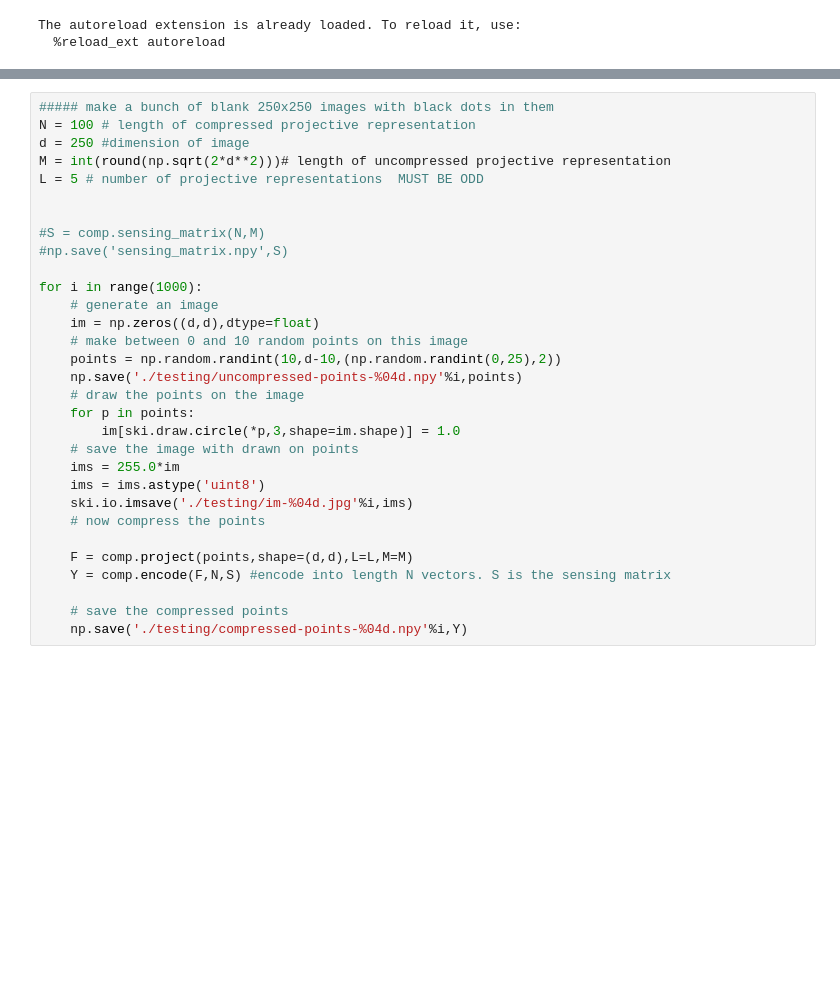
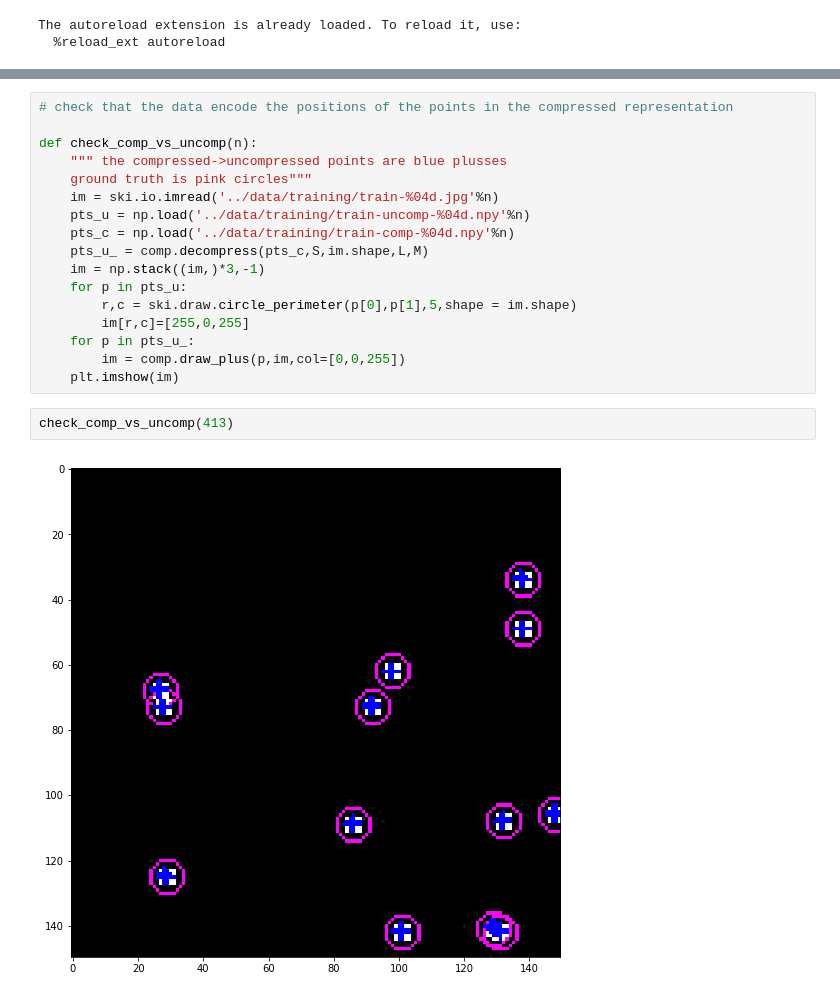
Before and after one commit to jkpierce/deep-compression, a Jupyter notebook: make-training-set.ipynb, the cells around one changed output, grey strips where cells are left out. Saved outputs shown, nothing was run; the diff lists cells and outputs as text; blank space fills up the shorter version.

```diff
--- a/make-training-set.ipynb
+++ b/make-training-set.ipynb
@@ -55,31 +63,21 @@ for i in range(5000):
-# %%
-##### make a bunch of blank 250x250 images with black dots in them
-N = 100 # length of compressed projective representation
-d = 250 #dimension of image
-M = int(round(np.sqrt(2*d**2)))# length of uncompressed projective representation
-L = 5 # number of projective representations  MUST BE ODD
-
-
-#S = comp.sensing_matrix(N,M)
-#np.save('sensing_matrix.npy',S)
-
-for i in range(1000):
-    # generate an image
-    im = np.zeros((d,d),dtype=float)
-    # make between 0 and 10 random points on this image
-    points = np.random.randint(10,d-10,(np.random.randint(0,25),2))
-    np.save('./testing/uncompressed-points-%04d.npy'%i,points)
-    # draw the points on the image
-    for p in points:
-        im[ski.draw.circle(*p,3,shape=im.shape)] = 1.0
-    # save the image with drawn on points
-    ims = 255.0*im
-    ims = ims.astype('uint8')
-    ski.io.imsave('./testing/im-%04d.jpg'%i,ims)
-    # now compress the points
-
-    F = comp.project(points,shape=(d,d),L=L,M=M)
-    Y = comp.encode(F,N,S) #encode into length N vectors. S is the sensing matrix
-
-    # save the compressed points
-    np.save('./testing/compressed-points-%04d.npy'%i,Y)
+# %%
+# check that the data encode the positions of the points in the compressed representation
+
+def check_comp_vs_uncomp(n):
+    """ the compressed->uncompressed points are blue plusses
+    ground truth is pink circles"""
+    im = ski.io.imread('../data/training/train-%04d.jpg'%n)
+    pts_u = np.load('../data/training/train-uncomp-%04d.npy'%n)
+    pts_c = np.load('../data/training/train-comp-%04d.npy'%n)
+    pts_u_ = comp.decompress(pts_c,S,im.shape,L,M)
+    im = np.stack((im,)*3,-1)
+    for p in pts_u:
+        r,c = ski.draw.circle_perimeter(p[0],p[1],5,shape = im.shape)
+        im[r,c]=[255,0,255]
+    for p in pts_u_:
+        im = comp.draw_plus(p,im,col=[0,0,255])
+    plt.imshow(im)
+# %%
+check_comp_vs_uncomp(413)
+# %% [output]
+[figure, added]
```
Also changed, not shown: parts of 4 cells of this notebook, 2 other files.
